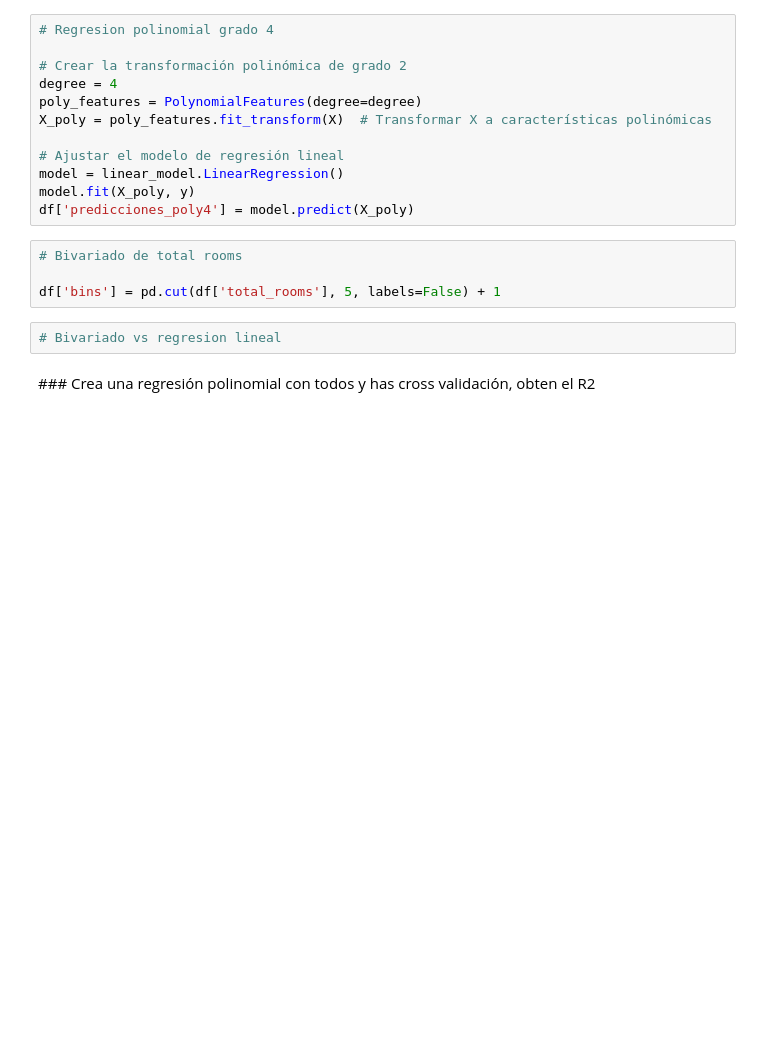
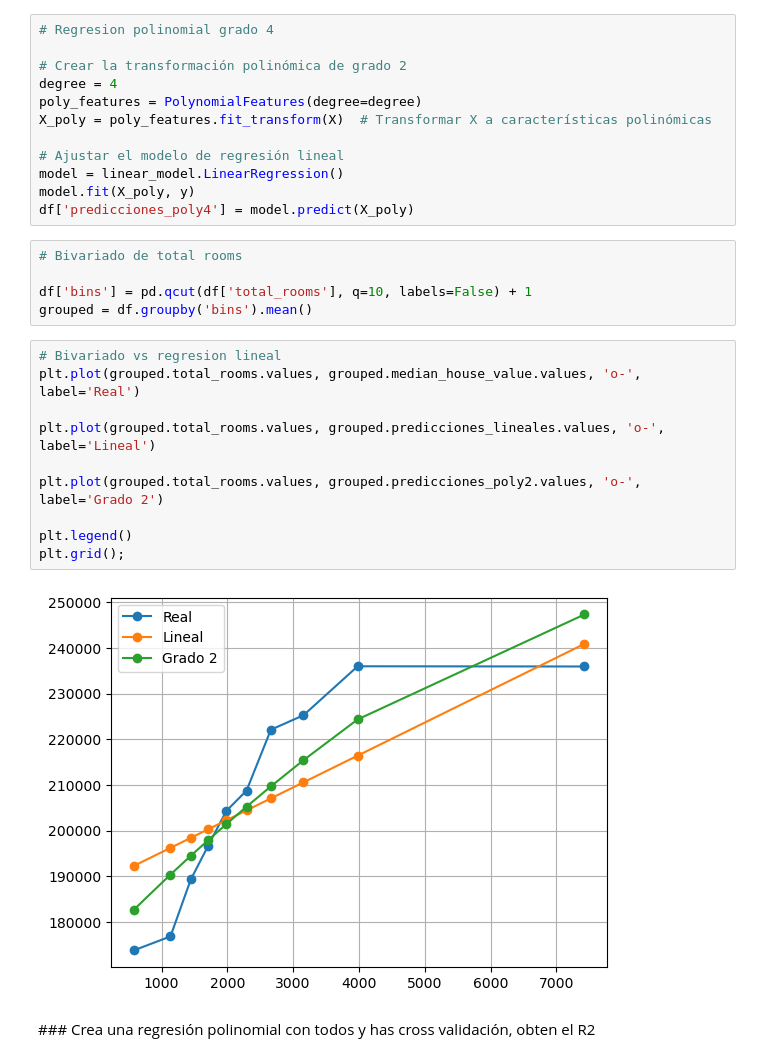
Before and after one commit to LuisMB09/lab_aprendizaje_estadistico, a Jupyter notebook: Clase4_polinomio_sin_resolver.ipynb, the cells around one changed output. Saved outputs shown, nothing was run; the diff lists cells and outputs as text; blank space fills up the shorter version.

Commit message:
plots

```diff
--- a/Clase4_polinomio_sin_resolver.ipynb
+++ b/Clase4_polinomio_sin_resolver.ipynb
@@ -58,9 +58,20 @@ df['predicciones_poly4'] = model.predict(X_poly)
 # %%
 # Bivariado de total rooms
 
-df['bins'] = pd.cut(df['total_rooms'], 5, labels=False) + 1
+df['bins'] = pd.qcut(df['total_rooms'], q=10, labels=False) + 1
+grouped = df.groupby('bins').mean()
-# %%
-# Bivariado vs regresion lineal
+# %%
+# Bivariado vs regresion lineal
+plt.plot(grouped.total_rooms.values, grouped.median_house_value.values, 'o-', label='Real')
+
+plt.plot(grouped.total_rooms.values, grouped.predicciones_lineales.values, 'o-', label='Lineal')
+
+plt.plot(grouped.total_rooms.values, grouped.predicciones_poly2.values, 'o-', label='Grado 2')
+
+plt.legend()
+plt.grid();
+# %% [output]
+[figure, added]
 # %% [markdown]
 ### Crea una regresión polinomial con todos y has cross validación, obten el R2
 # %%
```
